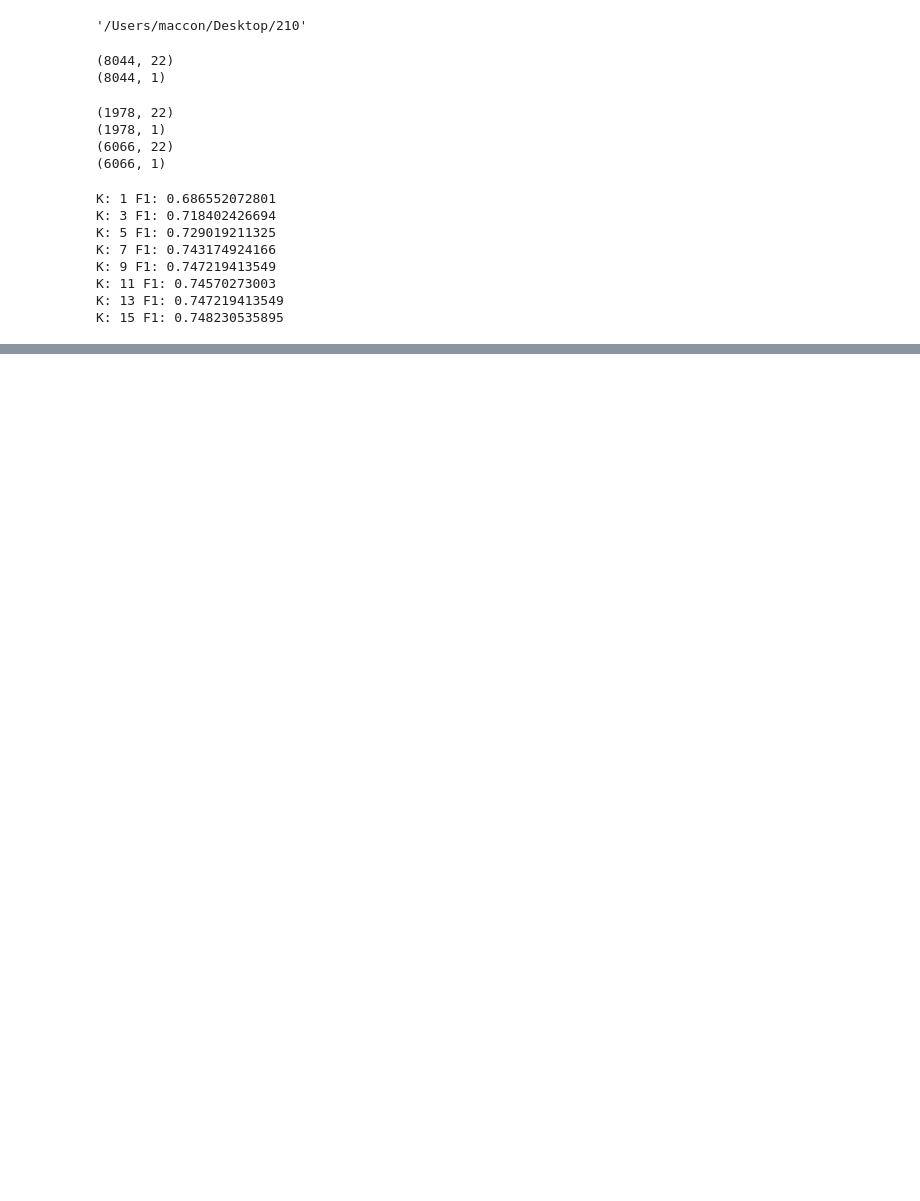
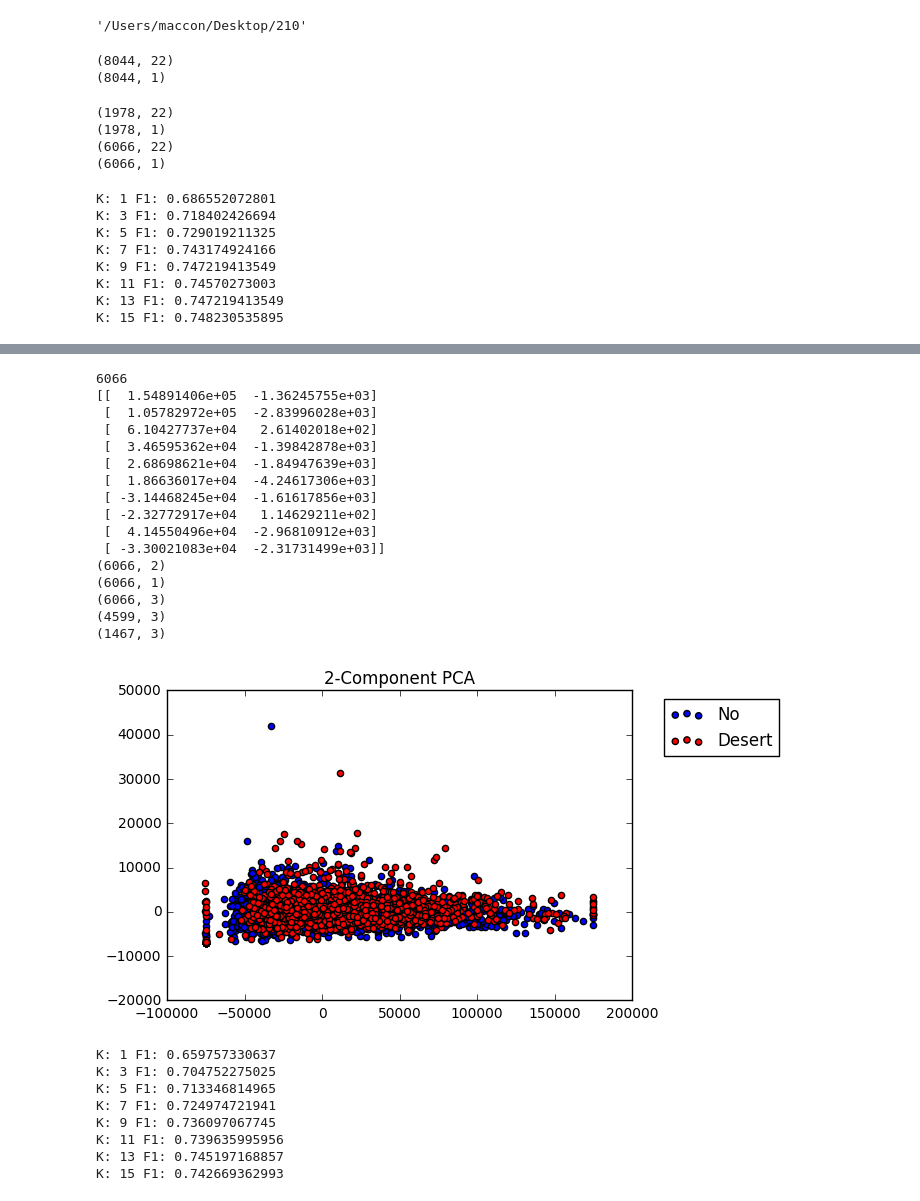
Before and after one commit to acconciamessa/W210, a Jupyter notebook: Baseline - KNN, Log, RF, Ada.ipynb, the cells around one changed output, grey strips where cells are left out. Drawn from its saved outputs; the diff is of its cells as text; code cells hidden in the pictures; blank space fills up the shorter version.

```diff
--- a/Baseline - KNN, Log, RF, Ada.ipynb
+++ b/Baseline - KNN, Log, RF, Ada.ipynb
@@ -92,0 +136,10 @@ C: 100 F1: 0.806875631951
+# %%
+rfc = RandomForestClassifier(n_estimators=500)
+rfc.fit(split_train_data2, split_train_labels2)
+
+print ('Accuracy (a random forest):', rfc.score(split_test_data2, split_test_labels2))
+
+abc = AdaBoostClassifier(base_estimator=DecisionTreeClassifier(max_depth=1), n_estimators=500, learning_rate=0.1)
+
+abc.fit(split_train_data2, split_train_labels2)
+print ('Accuracy (adaboost with decision trees):', abc.score(split_test_data2, split_test_labels2))
@@ -92,0 +149,6 @@ C: 100 F1: 0.806875631951
+# %%
+for c in [0.0001, 0.001, 0.01, 0.1, 1.0, 2.0, 5.0, 50, 100]:
+    logreg = LogisticRegression(C=c, penalty='l1')
+    logreg.fit(split_train_data2, split_train_labels2)
+    logregPred = logreg.predict(split_test_data2)
+    print("C:", c, "F1:", metrics.accuracy_score(split_test_labels2,logregPred))
@@ -92,0 +206,61 @@ C: 100 F1: 0.806875631951
+# %%
+#Using original labels
+
+def PCA_Scatter():
+    # Fit 2-dimensional PCA
+    pca_2d=PCA(n_components=2)
+    pca_train = pca_2d.fit_transform(split_train_data)
+    pca_test = pca_2d.fit_transform(split_test_data)
+    print(split_train_data.shape[0])
+    print(pca_train[0:10])
+    print(pca_train.shape)
+
+    #Split 2d PCA data into desert and non-desert sets
+    print(split_train_labels2.shape)
+    f = np.concatenate((pca_train, split_train_labels), axis=1)
+    print(f.shape)
+    pca_train_no = f[np.where(f[:,2]==0)]
+    print(pca_train_no.shape)
+    pca_train_yes = f[np.where(f[:,2]==1)]
+    print(pca_train_yes.shape)
+
+    # Plot the data
+    plt.scatter(pca_train_no[:,0],pca_train_no[:,1],c='blue',label="No")
+    plt.scatter(pca_train_yes[:,0],pca_train_yes[:,1],c='red',label="Desert")
+
+
+    plt.legend(bbox_to_anchor=(1.05, 1),loc=2)
+    plt.title("2-Component PCA")
+    plt.show()
+    for i in [1,3,5,7,9,11,13,15]:
+        knn = KNeighborsClassifier(n_neighbors=i)
+        knn.fit(pca_train, split_train_labels)
+        test_preds = knn.predict(pca_test)
+        print ("K:", i, "F1:", metrics.accuracy_score(split_test_labels, test_preds))
+PCA_Scatter()
+# %% [output]
+6066
+[[  1.54891406e+05  -1.36245755e+03]
+ [  1.05782972e+05  -2.83996028e+03]
+ [  6.10427737e+04   2.61402018e+02]
+ [  3.46595362e+04  -1.39842878e+03]
+ [  2.68698621e+04  -1.84947639e+03]
+ [  1.86636017e+04  -4.24617306e+03]
+ [ -3.14468245e+04  -1.61617856e+03]
+ [ -2.32772917e+04   1.14629211e+02]
+ [  4.14550496e+04  -2.96810912e+03]
+ [ -3.30021083e+04  -2.31731499e+03]]
+(6066, 2)
+(6066, 1)
+(6066, 3)
+(4599, 3)
+(1467, 3)
+[figure, added]
+K: 1 F1: 0.659757330637
+K: 3 F1: 0.704752275025
+K: 5 F1: 0.713346814965
+K: 7 F1: 0.724974721941
+K: 9 F1: 0.736097067745
+K: 11 F1: 0.739635995956
+K: 13 F1: 0.745197168857
+K: 15 F1: 0.742669362993
```
Also changed, not shown: parts of 8 cells of this notebook.
